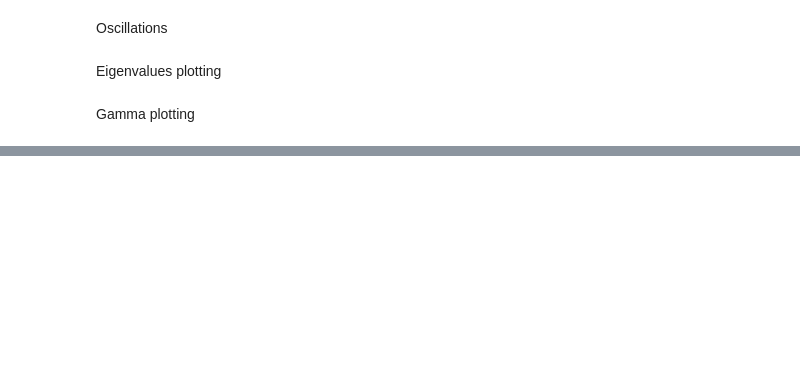
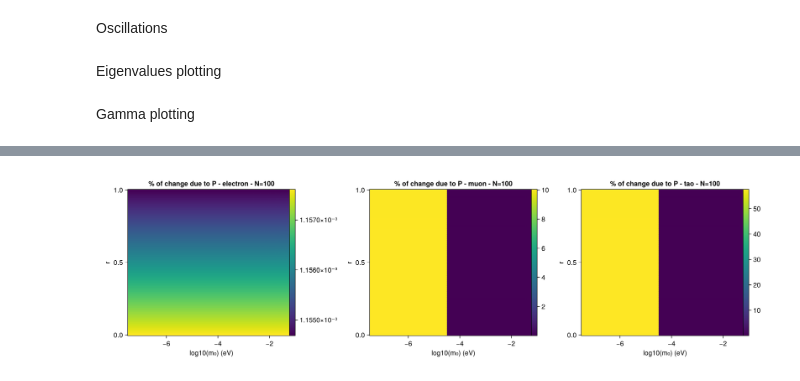
Before and after one commit to philippeller/Newtrinos.jl, a Jupyter notebook: notebooks/numericals&checks.ipynb, the cells around one changed output, grey strips where cells are left out. Drawn from its saved outputs; the diff is of its cells as text; code cells hidden in the pictures; blank space fills up the shorter version.

```diff
--- a/notebooks/numericals&checks.ipynb
+++ b/notebooks/numericals&checks.ipynb
@@ -1779,0 +1499,35 @@ fig1, fig2, all_gamma, all_gamma_squared=main_gamma(m1_values, p)
+# %%
+using CairoMakie
+
+
+# Reshape the data into matrices for heatmaps
+# The data is organized in row-major order from the nested loops
+n_m0 = length(m0_range)
+n_r = length(r_range)
+
+heatmap_e = reshape(predicted_e, n_r, n_m0)'
+heatmap_m = reshape(predicted_m, n_r, n_m0)'
+heatmap_t = reshape(predicted_t, n_r, n_m0)'
+
+# Create figure with 3 subplots
+fig = Figure(size=(1400, 400))
+
+# Heatmap 1: Electron
+ax1 = Axis(fig[1, 1], xlabel="log10(m₀) (eV)", ylabel="r", title="% of change due to P - electron - N=100")
+hm1 = heatmap!(ax1, m0_range_log, r_range, heatmap_e, colormap=:viridis)
+Colorbar(fig[1, 1][1, 2], hm1)
+
+# Heatmap 2: Muon
+ax2 = Axis(fig[1, 2], xlabel="log10(m₀) (eV)", ylabel="r", title="% of change due to P - muon - N=100")
+hm2 = heatmap!(ax2, m0_range_log, r_range, heatmap_m, colormap=:viridis)
+Colorbar(fig[1, 2][1, 2], hm2)
+
+# Heatmap 3: Tau
+ax3 = Axis(fig[1, 3], xlabel="log10(m₀) (eV)", ylabel="r", title="% of change due to P - tao - N=100")
+hm3 = heatmap!(ax3, m0_range_log, r_range, heatmap_t, colormap=:viridis)
+Colorbar(fig[1, 3][1, 2], hm3)
+
+#save("heatmaps.png", fig)
+fig
+# %% [output]
+[figure, added]
```
Also changed, not shown: parts of 22 cells of this notebook, 24 other files.
